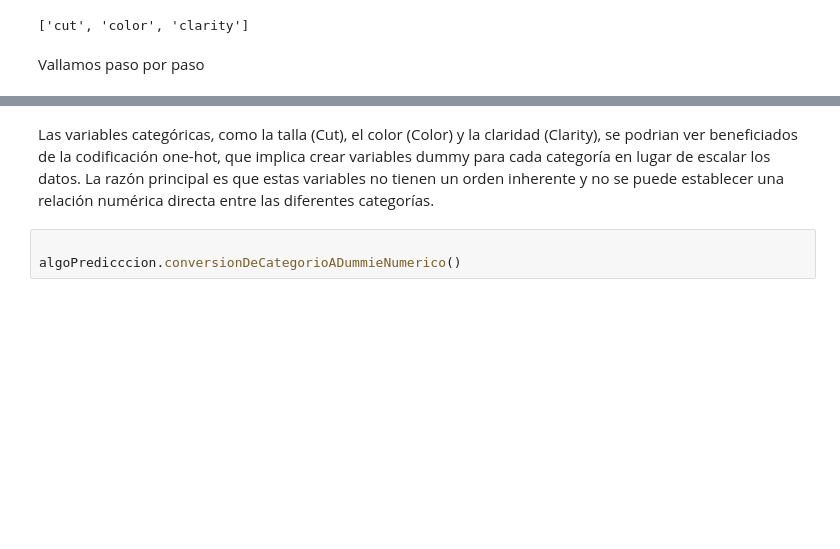
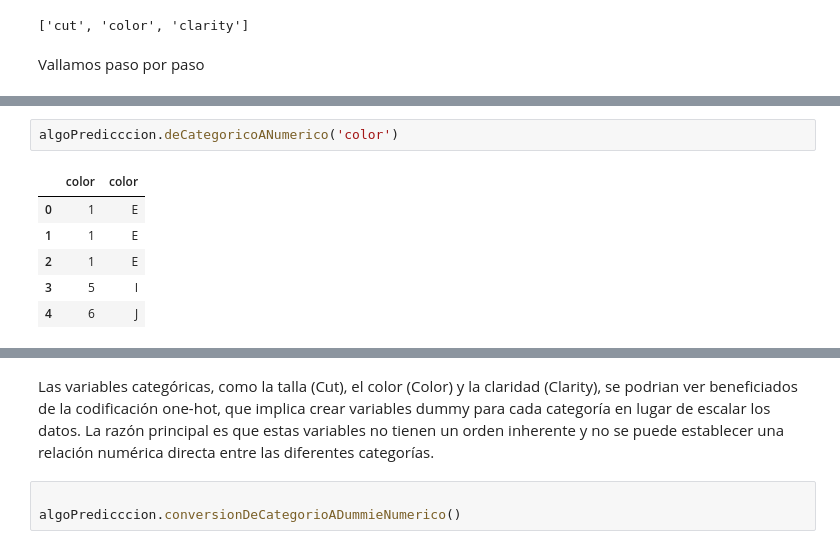
Before and after one commit to Lorenzomar4/ParadigmasDeProgramacionUnsam-tps, a Jupyter notebook: TP1.ipynb, the cells around one changed output, grey strips where cells are left out. Drawn from its saved outputs; the diff is of its cells as text; blank space fills up the shorter version.

```diff
--- a/TP1.ipynb
+++ b/TP1.ipynb
@@ -155,0 +166,9 @@ Vallamos paso por paso
+# %%
+algoPredicccion.deCategoricoANumerico('color')
+# %% [output]
+|  | color | color |
+| 0 | 1 | E |
+| 1 | 1 | E |
+| 2 | 1 | E |
+| 3 | 5 | I |
+| 4 | 6 | J |
```
Also changed, not shown: parts of 16 cells of this notebook, 1 other file.
